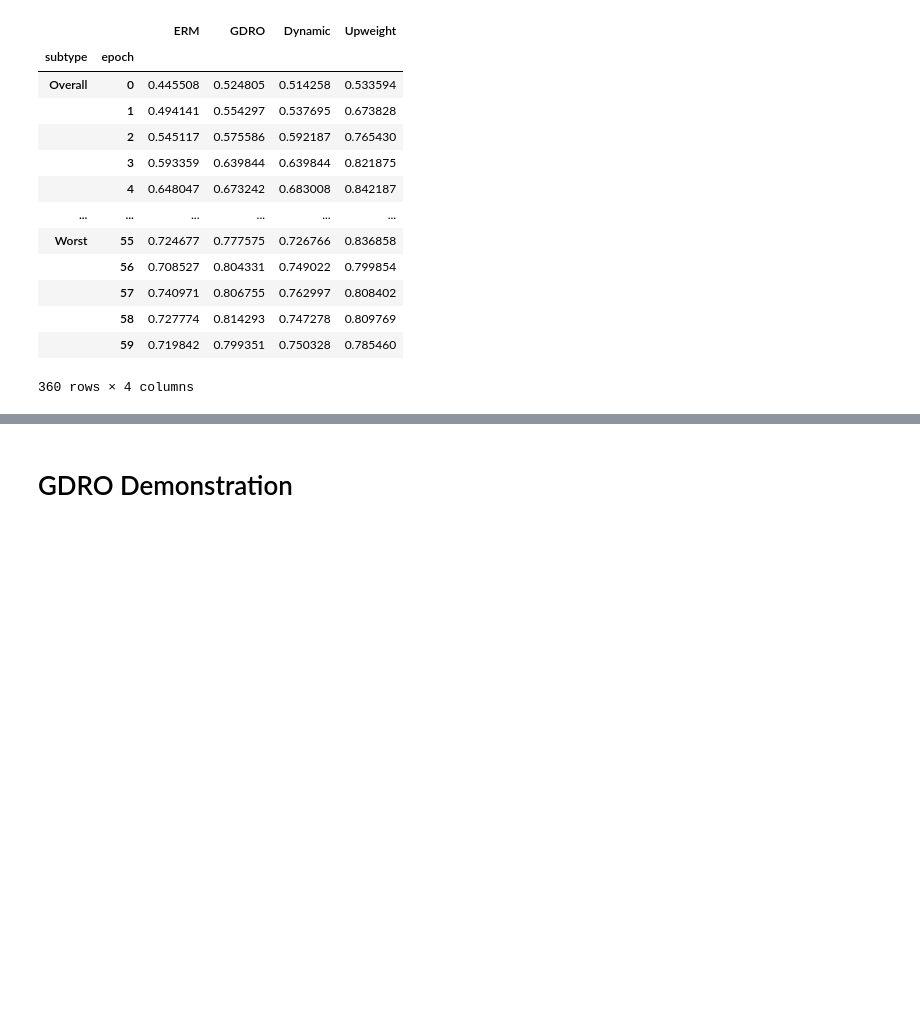
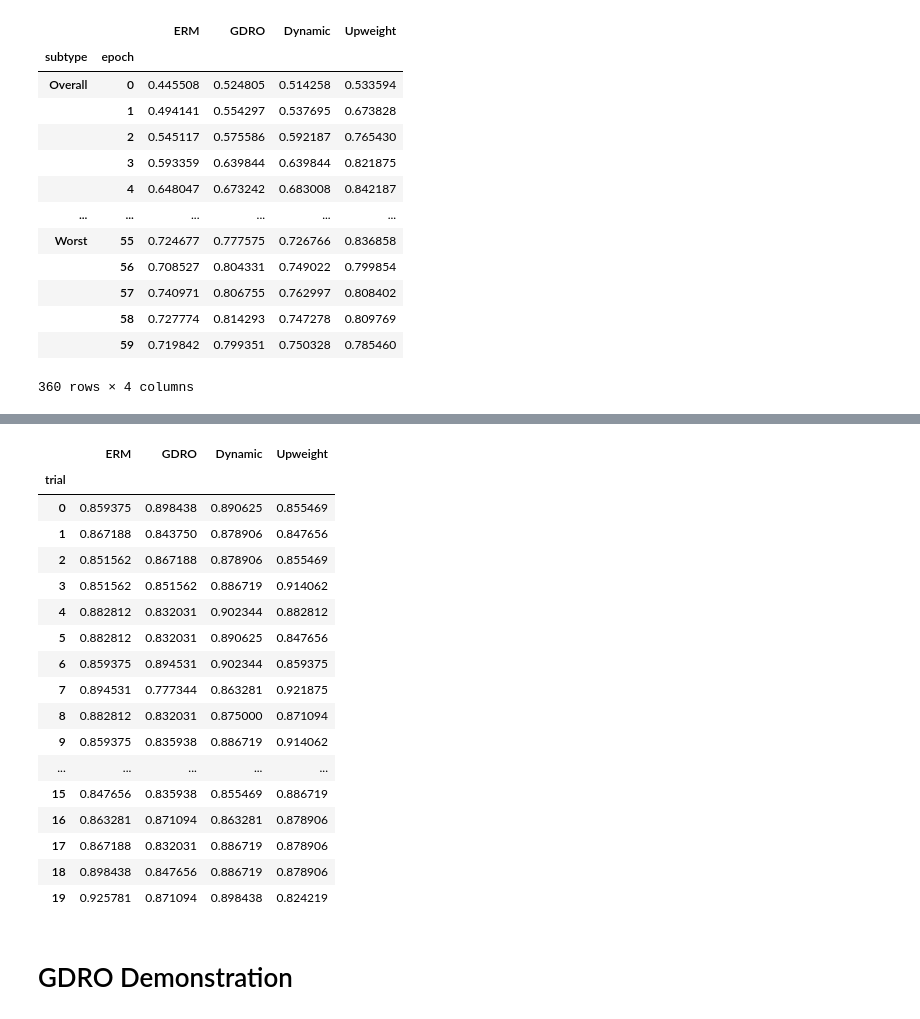
Before and after one commit to mtzig/LIDC_GDRO, a Jupyter notebook: notebooks/run_test.ipynb, the cells around one changed output, grey strips where cells are left out. Drawn from its saved outputs; the diff is of its cells as text; code cells hidden in the pictures; blank space fills up the shorter version.

```diff
--- a/notebooks/run_test.ipynb
+++ b/notebooks/run_test.ipynb
@@ -366,0 +367,27 @@ for i in range(len(plots)):
+# %%
+# statisitical tests comparing to ERM
+from scipy.stats import ttest_ind
+from IPython.display import display
+import seaborn as sns
+
+significance_threshold = 0.05
+
+ttest_dataframes = {}
+
+for subtype in subtypes:
+    print(subtype)
+    print()
+    for algorithm in results_df.columns:
+        subtype_data = results_df.xs(subtype, level=2).xs(epochs - 1, level=1)
+        erm_data = subtype_data["ERM"].values
+        algorithm_data = subtype_data[algorithm].values
+        stat, p = ttest_ind(algorithm_data, erm_data)
+
+        print(f'ERM: {erm_data.mean()}')
+        print(f'{algorithm}: {algorithm_data.mean()}')
+        if p < significance_threshold:
+            print(f'{algorithm if stat > 0 else "ERM"} greater with p = {p:.2f}')
+        else:
+            print(f'No significant difference with p = {p:.2f}')
+        print()
+    print()
@@ -367,3 +412,24 @@ for i in range(len(plots)):
+# %%
+results_df.xs(subtype, level=2).xs(epochs - 1, level=1)
+# %% [output]
+|  | ERM | GDRO | Dynamic | Upweight |
+| trial |  |  |  |  |
+| 0 | 0.859375 | 0.898438 | 0.890625 | 0.855469 |
+| 1 | 0.867188 | 0.843750 | 0.878906 | 0.847656 |
+| 2 | 0.851562 | 0.867188 | 0.878906 | 0.855469 |
+| 3 | 0.851562 | 0.851562 | 0.886719 | 0.914062 |
+| 4 | 0.882812 | 0.832031 | 0.902344 | 0.882812 |
+| 5 | 0.882812 | 0.832031 | 0.890625 | 0.847656 |
+| 6 | 0.859375 | 0.894531 | 0.902344 | 0.859375 |
+| 7 | 0.894531 | 0.777344 | 0.863281 | 0.921875 |
+| 8 | 0.882812 | 0.832031 | 0.875000 | 0.871094 |
+| 9 | 0.859375 | 0.835938 | 0.886719 | 0.914062 |
+| ... | ... | ... | ... | ... |
+| 15 | 0.847656 | 0.835938 | 0.855469 | 0.886719 |
+| 16 | 0.863281 | 0.871094 | 0.863281 | 0.878906 |
+| 17 | 0.867188 | 0.832031 | 0.886719 | 0.878906 |
+| 18 | 0.898438 | 0.847656 | 0.886719 | 0.878906 |
+| 19 | 0.925781 | 0.871094 | 0.898438 | 0.824219 |
 # %%
 # save results
 results_df.to_csv('test_results/LIDC__fc64_36_36_2__Adam__eta_0_05__gamma_1_0__lr_0_001__weightdecay_0_0001__momentum_0_9.csv')
```
Also changed, not shown: parts of 5 cells of this notebook, 1 other file.
